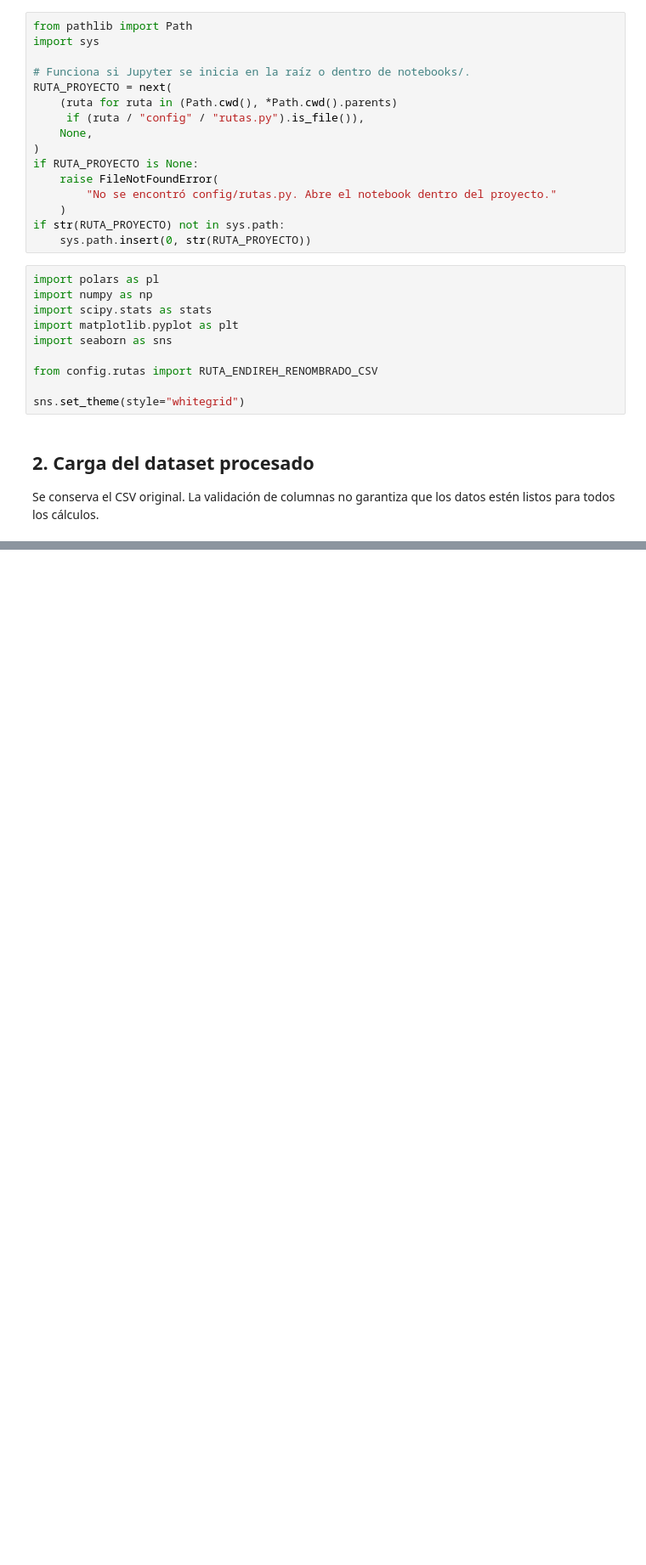
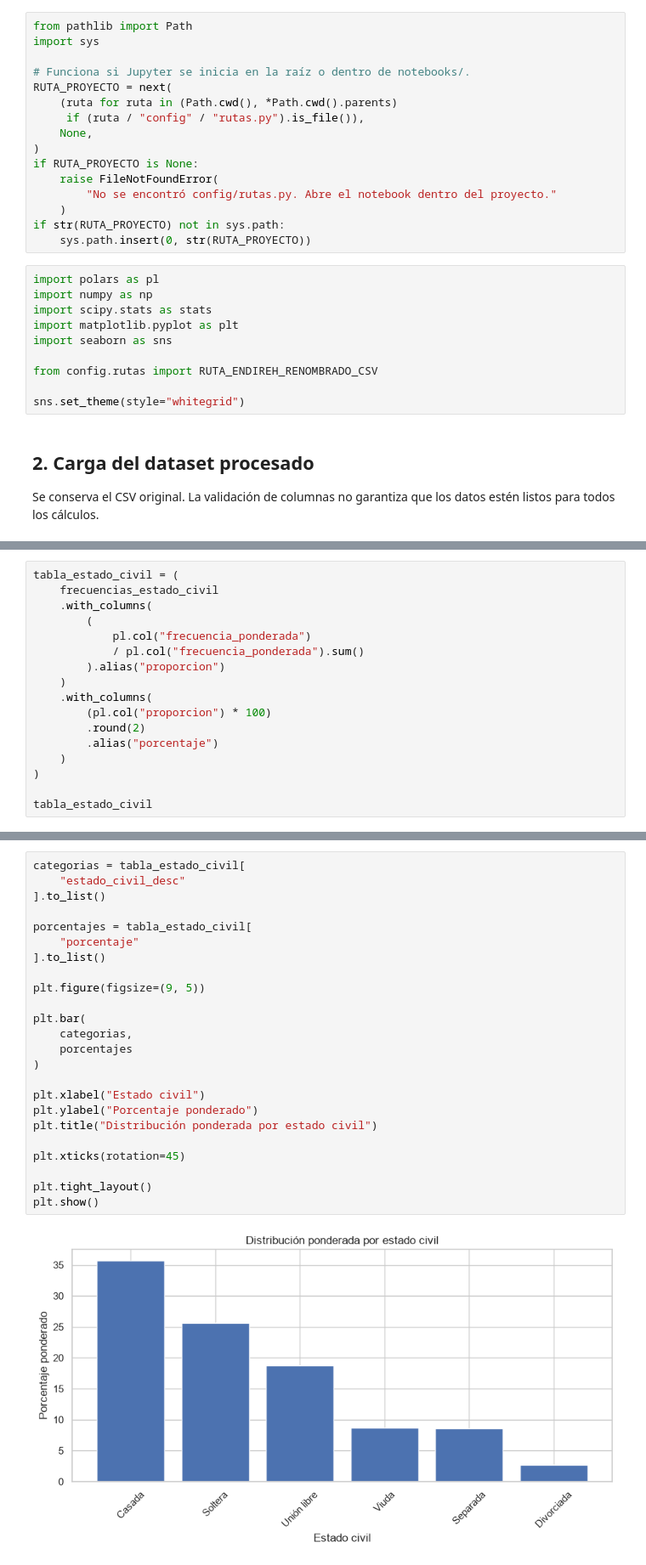
Before and after one commit to Drieveal14/Practica-04-Medidas-de-Concentracion-Heterogenidad-Gini-y-Entropia, a Jupyter notebook: notebooks/Comparacion_gini_y_entropia.ipynb, the cells around one changed output, grey strips where cells are left out. Shown at 85% size. Saved outputs shown, nothing was run; the diff lists cells and outputs as text; blank space fills up the shorter version.

```diff
--- a/notebooks/Comparacion_gini_y_entropia.ipynb
+++ b/notebooks/Comparacion_gini_y_entropia.ipynb
@@ -78,0 +157,17 @@ Pendiente: generar las tablas y gráficas correspondientes al análisis.
+# %%
+tabla_estado_civil = (
+    frecuencias_estado_civil
+    .with_columns(
+        (
+            pl.col("frecuencia_ponderada")
+            / pl.col("frecuencia_ponderada").sum()
+        ).alias("proporcion")
+    )
+    .with_columns(
+        (pl.col("proporcion") * 100)
+        .round(2)
+        .alias("porcentaje")
+    )
+)
+
+tabla_estado_civil
@@ -78,0 +184,26 @@ Pendiente: generar las tablas y gráficas correspondientes al análisis.
+# %%
+categorias = tabla_estado_civil[
+    "estado_civil_desc"
+].to_list()
+
+porcentajes = tabla_estado_civil[
+    "porcentaje"
+].to_list()
+
+plt.figure(figsize=(9, 5))
+
+plt.bar(
+    categorias,
+    porcentajes
+)
+
+plt.xlabel("Estado civil")
+plt.ylabel("Porcentaje ponderado")
+plt.title("Distribución ponderada por estado civil")
+
+plt.xticks(rotation=45)
+
+plt.tight_layout()
+plt.show()
+# %% [output]
+[figure, added]
```
Also changed, not shown: parts of 9 cells of this notebook.
